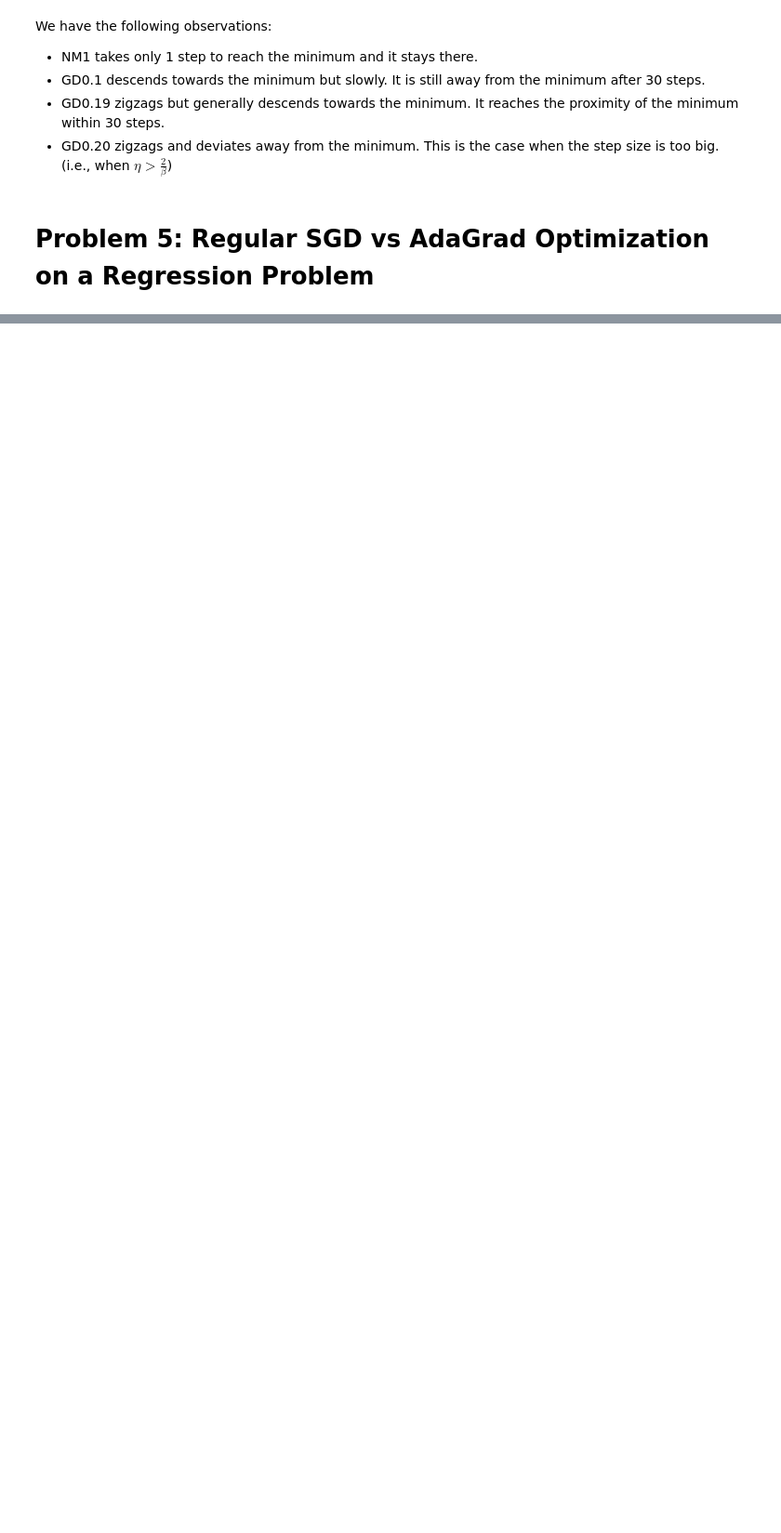
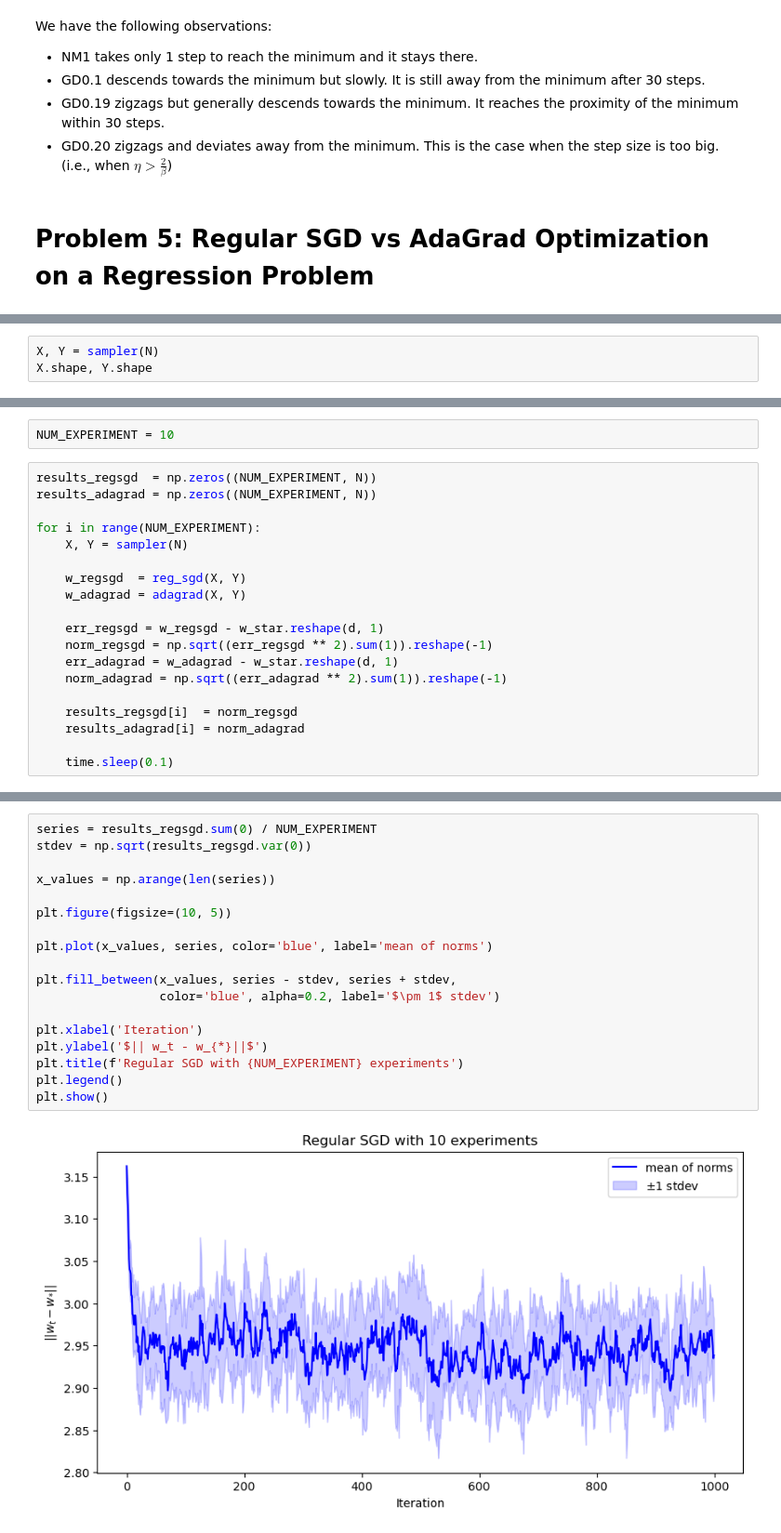
Before and after one commit to the-salty-austin/stat5242, a Jupyter notebook: hw2.ipynb, the cells around one changed output, grey strips where cells are left out. Shown: that part at 93% size. Saved outputs shown, nothing was run; the diff lists cells and outputs as text; blank space fills up the shorter version.

```diff
--- a/hw2.ipynb
+++ b/hw2.ipynb
@@ -155,0 +181,3 @@ def sampler(n):
+# %%
+X, Y = sampler(N)
+X.shape, Y.shape
@@ -155,0 +267,21 @@ def sampler(n):
+# %%
+NUM_EXPERIMENT = 10
+# %%
+results_regsgd  = np.zeros((NUM_EXPERIMENT, N))
+results_adagrad = np.zeros((NUM_EXPERIMENT, N))
+
+for i in range(NUM_EXPERIMENT):
+    X, Y = sampler(N)
+
+    w_regsgd  = reg_sgd(X, Y)
+    w_adagrad = adagrad(X, Y)
+
+    err_regsgd = w_regsgd - w_star.reshape(d, 1)
+    norm_regsgd = np.sqrt((err_regsgd ** 2).sum(1)).reshape(-1)
+    err_adagrad = w_adagrad - w_star.reshape(d, 1)
+    norm_adagrad = np.sqrt((err_adagrad ** 2).sum(1)).reshape(-1)
+
+    results_regsgd[i]  = norm_regsgd
+    results_adagrad[i] = norm_adagrad
+
+    time.sleep(0.1)
@@ -155,0 +290,20 @@ def sampler(n):
+# %%
+series = results_regsgd.sum(0) / NUM_EXPERIMENT
+stdev = np.sqrt(results_regsgd.var(0))
+
+x_values = np.arange(len(series))
+
+plt.figure(figsize=(10, 5))
+
+plt.plot(x_values, series, color='blue', label='mean of norms')
+
+plt.fill_between(x_values, series - stdev, series + stdev,
+                 color='blue', alpha=0.2, label='$\pm 1$ stdev')
+
+plt.xlabel('Iteration')
+plt.ylabel('$|| w_t - w_{*}||$')
+plt.title(f'Regular SGD with {NUM_EXPERIMENT} experiments')
+plt.legend()
+plt.show()
+# %% [output]
+[figure, added]
```
Also changed, not shown: parts of 20 cells of this notebook.
